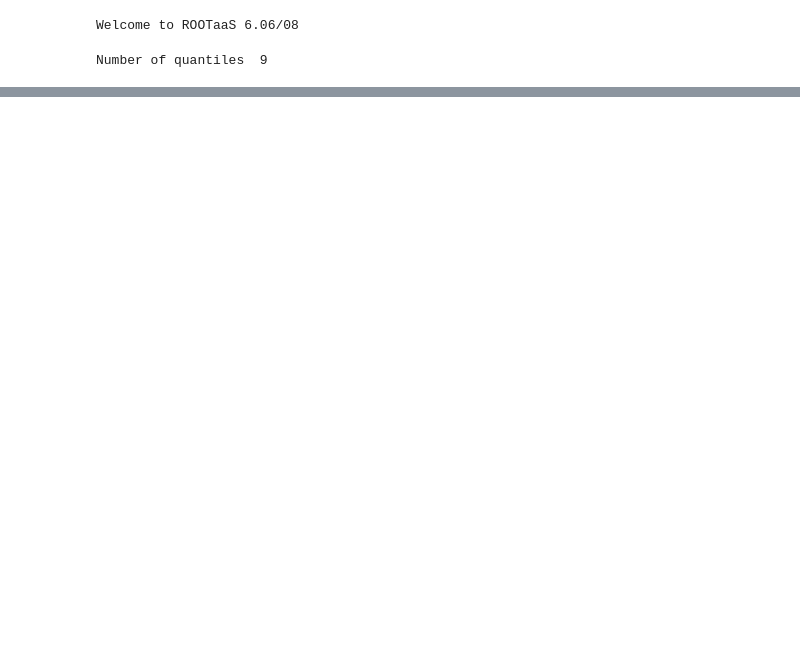
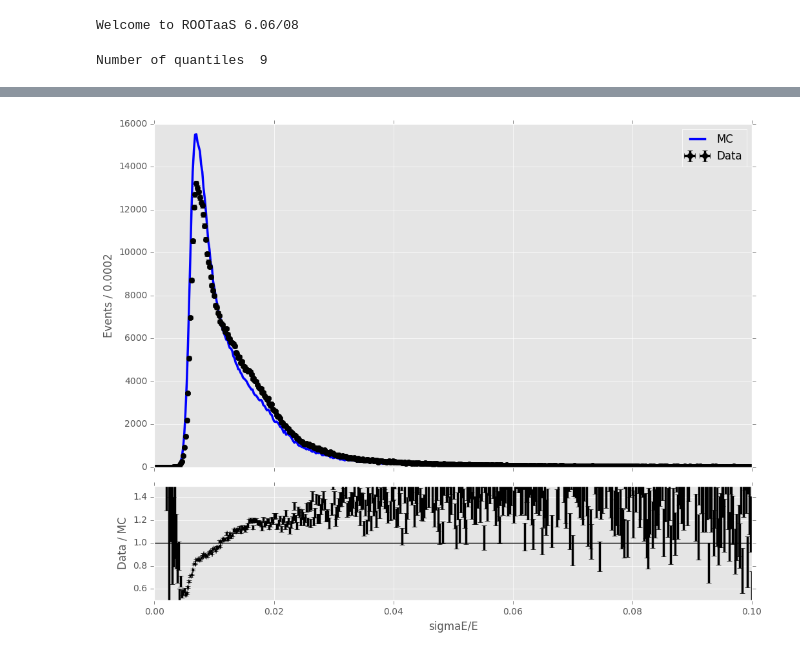
Before and after one commit to threiten/dataMC-1, a Jupyter notebook: MTR/apply_quantileRegression.ipynb, the cells around one changed output, grey strips where cells are left out. Saved outputs shown, nothing was run; the diff lists cells and outputs as text; code cells hidden in the pictures; blank space fills up the shorter version.

```diff
--- a/MTR/apply_quantileRegression.ipynb
+++ b/MTR/apply_quantileRegression.ipynb
@@ -412,0 +557,11 @@ plotting  R9
+# %%
+bins = np.linspace(0,0.1,500)
+var = 'RecoSigEOverE'
+mclabels = [ '' ]
+mcstyles = [ dict(label='MC',color='blue') ]
+
+for dfs in [ (dfdataEB1,dfmcEB1)]:
+    data, mc = data_mc(dfs[0],dfs[1],var,bins,mclabels=mclabels, weight=None)
+    draw_data_mc(bins, data, zip(mc,mcstyles), var='sigmaE/E', markersize=6, alpha=1, linewidth=2.5, ratio=True, figsize=(10,8), ylim=(0.5,1.5))
+# %% [output]
+[figure, added]
```
Also changed, not shown: parts of 11 cells of this notebook, 8 other files.
